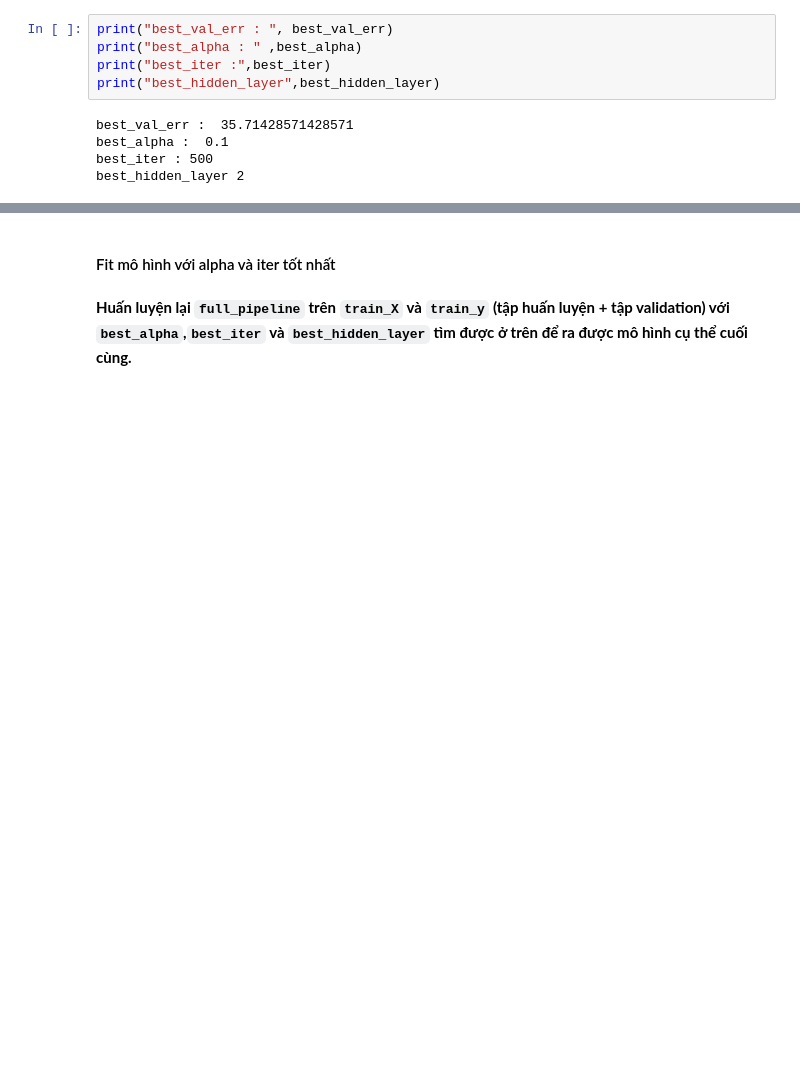
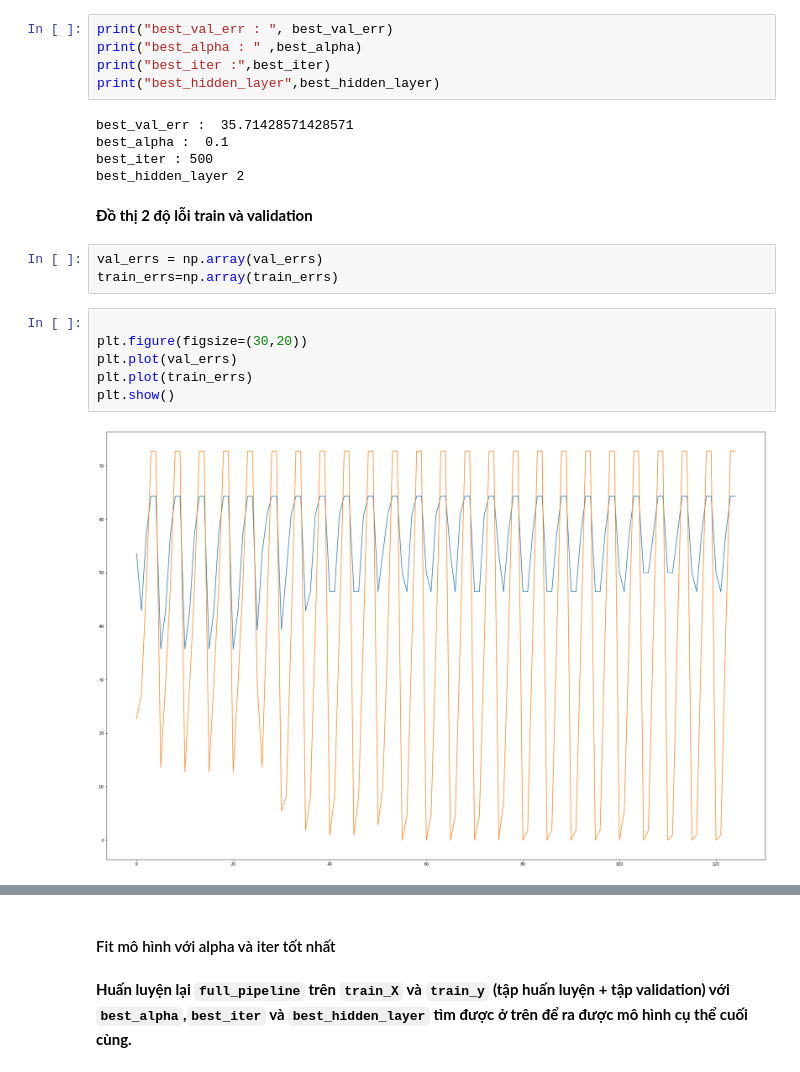
Before and after one commit to TranNgocTinh0810/DS-Final, a Jupyter notebook: Final.ipynb, the cells around one changed output, grey strips where cells are left out. Drawn from its saved outputs; the diff is of its cells as text; blank space fills up the shorter version.

```diff
--- a/Final.ipynb
+++ b/Final.ipynb
@@ -452,3 +452,16 @@ best_val_err :  35.71428571428571
 best_alpha :  0.1
 best_iter : 500
 best_hidden_layer 2
+# %% [markdown]
+**Đồ thị 2 độ lỗi train và validation**
+# %%
+val_errs = np.array(val_errs)
+train_errs=np.array(train_errs)
+# %%
+
+plt.figure(figsize=(30,20))
+plt.plot(val_errs)
+plt.plot(train_errs)
+plt.show()
+# %% [output]
+[figure, added]
```
Also changed, not shown: parts of 12 cells of this notebook.
